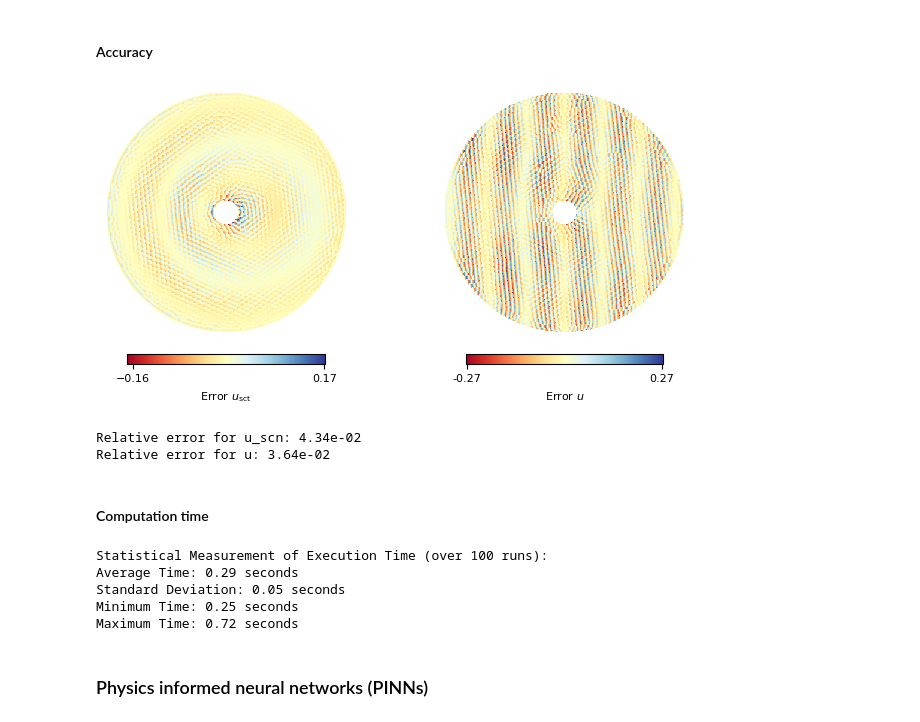
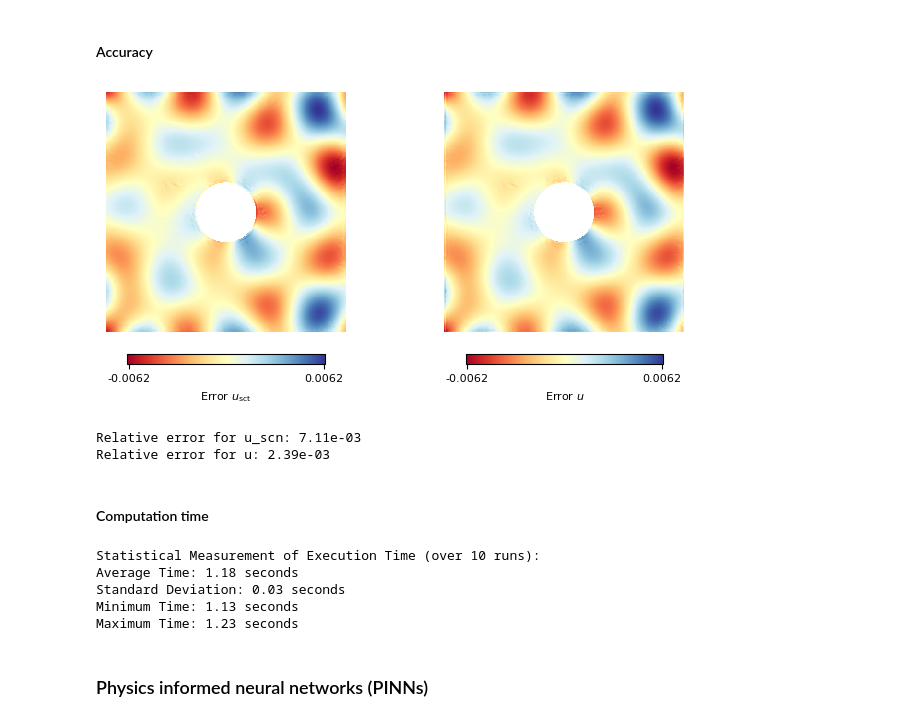
Before and after one commit to oscar-rincon/scattering-problem, a Jupyter notebook: main/analysis_scat_circ.ipynb, the cells around one changed output. Drawn from its saved outputs; the diff is of its cells as text; code cells hidden in the pictures.

Commit message:
Update scattering parameters and remove unused code; adjust constants for improved accuracy

```diff
--- a/main/analysis_scat_circ.ipynb
+++ b/main/analysis_scat_circ.ipynb
@@ -21,8 +25,10 @@ from scat_circ import calc_error
 # %%
 r_i = np.pi/4 # Inner radius
 r_e = np.pi # Outer radius
-r_a = 11.0 # Radius of the outermost layer
-k = 2.0  # Wave number
+k = 3.0  # Wave number
 n_grid = 501 # Number of grid points in x and y
+
+# Create a grid of points in the domain
+Y, X = np.mgrid[-r_e:r_e:n_grid*1j, -r_e:r_e:n_grid*1j]
 # %% [markdown]
 ### Analytical Solution
@@ -44,0 +35,13 @@ plot_displacement_amplitude(X_exact, Y_exact, u_scn_amp_exact, u_amp_exact)
+# %%
+# Calculate the radial distance from the origin for each point in the grid
+R_exact = np.sqrt(X**2 + Y**2)
+
+# Calculate the displacement for a sound-hard circular obstacle
+# n_terms: number of terms in the series expansion
+u_sc, u = sound_hard_circle_calc(k, r_i, X, Y, n_terms=None)
+
+# Mask the displacement
+u_sc, u = mask_displacement(R_exact, r_i, r_e, u_sc, u)
+
+# Plot the displacement amplitude
+plot_displacement_amplitude(X, Y, np.real(u_sc), np.real(u))
@@ -76,17 +81,20 @@ plot_fem_results(X_fem, Y_fem, elements_fem, uscn_amp_fem, u_amp_fem)
 # %%
 # Interpolate the FEM data
 X_grid, Y_grid, u_amp_interp_fem, uscn_amp_interp_fem = interpolate_fem_data(X_fem, Y_fem, u_amp_fem, uscn_amp_fem, r_i, r_e, n_grid)
 
+# Mask the displacement
+u_amp_interp_fem, uscn_amp_interp_fem = mask_displacement(R_exact, r_i, r_e, u_amp_interp_fem, uscn_amp_interp_fem)
+
 # Plot difference and calculate relative error
-rel_error_uscn, rel_error_u = calc_error(X_grid, Y_grid, u_scn_amp_exact, u_amp_exact, uscn_amp_interp_fem, u_amp_interp_fem, r_i, r_e)
+rel_error_uscn, rel_error_u = calc_error(X, Y, np.real(u_sc), np.real(u), uscn_amp_interp_fem, u_amp_interp_fem, r_i, r_e)
 
 # Print the relative error in scientific notation
 print(f"Relative error for u_scn: {rel_error_uscn:.2e}")
 print(f"Relative error for u: {rel_error_u:.2e}")
 # %% [output]
-[figure, old version]
+[figure, new version]
-Relative error for u_scn: 4.34e-02
-Relative error for u: 3.64e-02
+Relative error for u_scn: 7.11e-03
+Relative error for u: 2.39e-03
 # %% [markdown]
 #### Computation time
 # %%
@@ -97,7 +105,7 @@ getdp_path = "/home/orincon/onelab-Linux64/getdp"
 command_args = "AcousticScattering/scattering.pro -solve Scattering -pos Wave -v2"
 
 # Number of runs to measure statistically
-num_runs = 100  # You can change this based on how many runs you want
+num_runs = 10  # You can change this based on how many runs you want
 
 # Example usage
 average_time, std_dev_time, min_time, max_time = measure_execution_time(getdp_path, command_args, num_runs)
@@ -107,10 +115,10 @@ print(f"Standard Deviation: {std_dev_time:.2f} seconds")
 print(f"Minimum Time: {min_time:.2f} seconds")
 print(f"Maximum Time: {max_time:.2f} seconds")
 # %% [output]
-Statistical Measurement of Execution Time (over 100 runs):
-Average Time: 0.29 seconds
-Standard Deviation: 0.05 seconds
-Minimum Time: 0.25 seconds
-Maximum Time: 0.72 seconds
+Statistical Measurement of Execution Time (over 10 runs):
+Average Time: 1.18 seconds
+Standard Deviation: 0.03 seconds
+Minimum Time: 1.13 seconds
+Maximum Time: 1.23 seconds
 # %% [markdown]
 ### Physics informed neural networks (PINNs)
```
Also changed, not shown: parts of 16 cells of this notebook, 17 other files.
